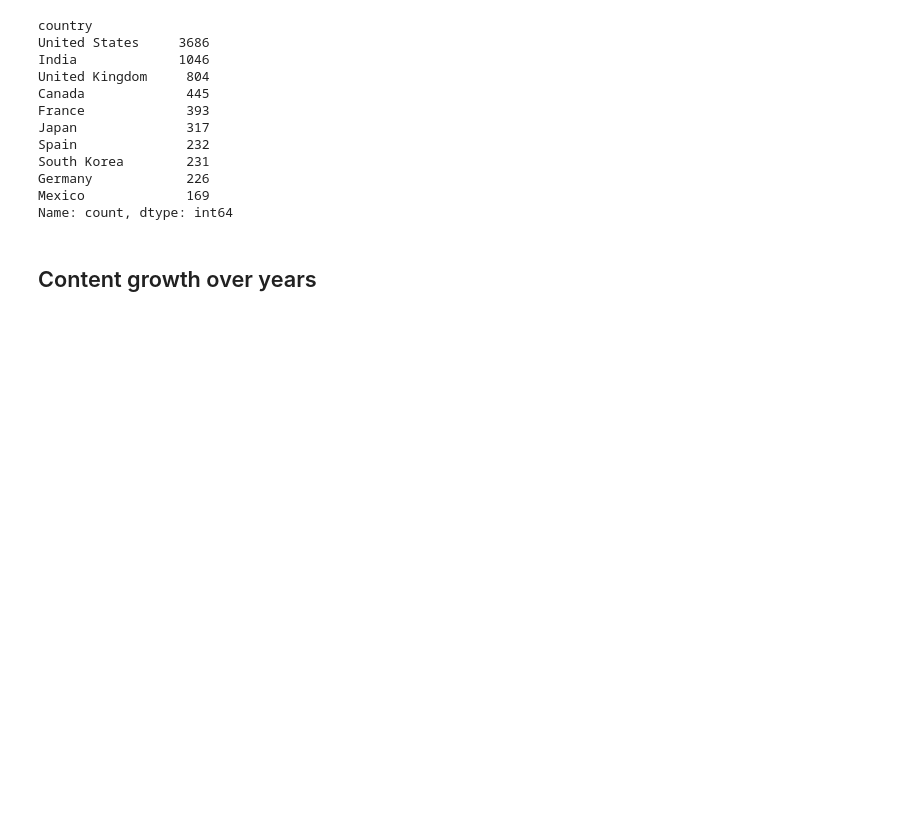
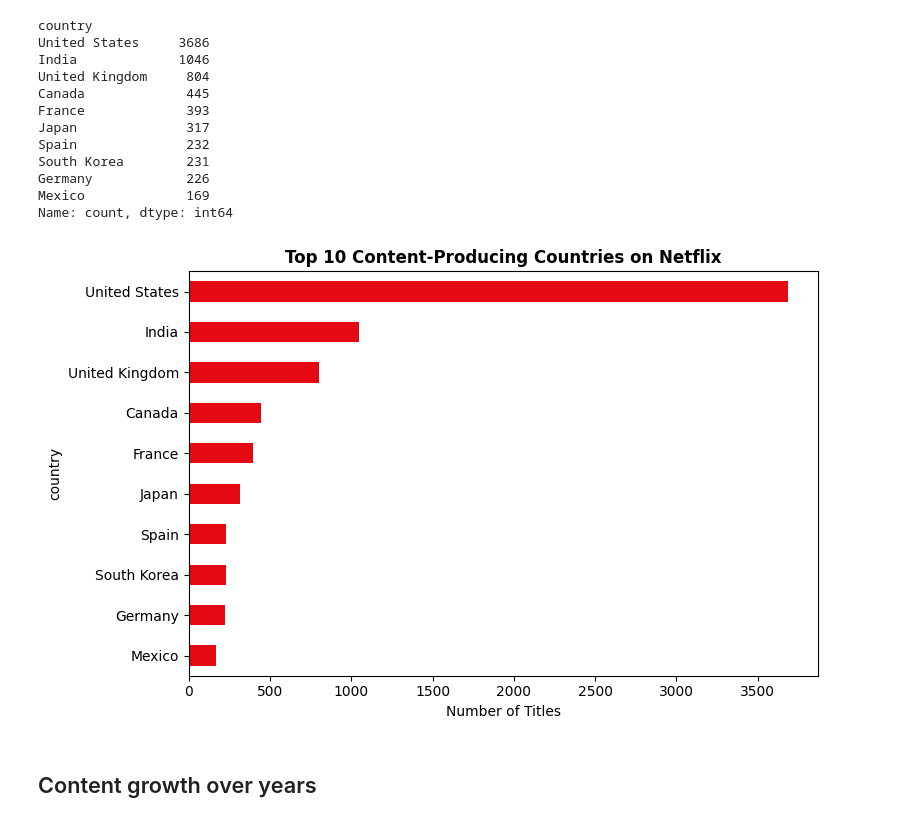
Before and after one commit to kunwarsaurav/Netflix-Data-Analysis, a Jupyter notebook: data/analysis.ipynb, the cells around one changed output. Saved outputs shown, nothing was run; the diff lists cells and outputs as text; code cells hidden in the pictures; blank space fills up the shorter version.

```diff
--- a/data/analysis.ipynb
+++ b/data/analysis.ipynb
@@ -165,6 +178,17 @@ South Korea        231
 Germany            226
 Mexico             169
 Name: count, dtype: int64
+# %%
+fig, ax = plt.subplots(figsize=(8,5))
+top_countries.sort_values().plot(kind='barh',ax= ax, color='#E50914')
+ax.set_title("Top 10 Content-Producing Countries on Netflix", fontweight='bold')
+ax.set_xlabel('Number of Titles')
+plt.tight_layout()
+plt.savefig('charts/top_countries.png', dpi=150)
+
+plt.show()
+# %% [output]
+[figure, added]
 # %% [markdown]
 ## Content growth over years
 # %%
```
Also changed, not shown: parts of 3 cells of this notebook, 4 other files.
